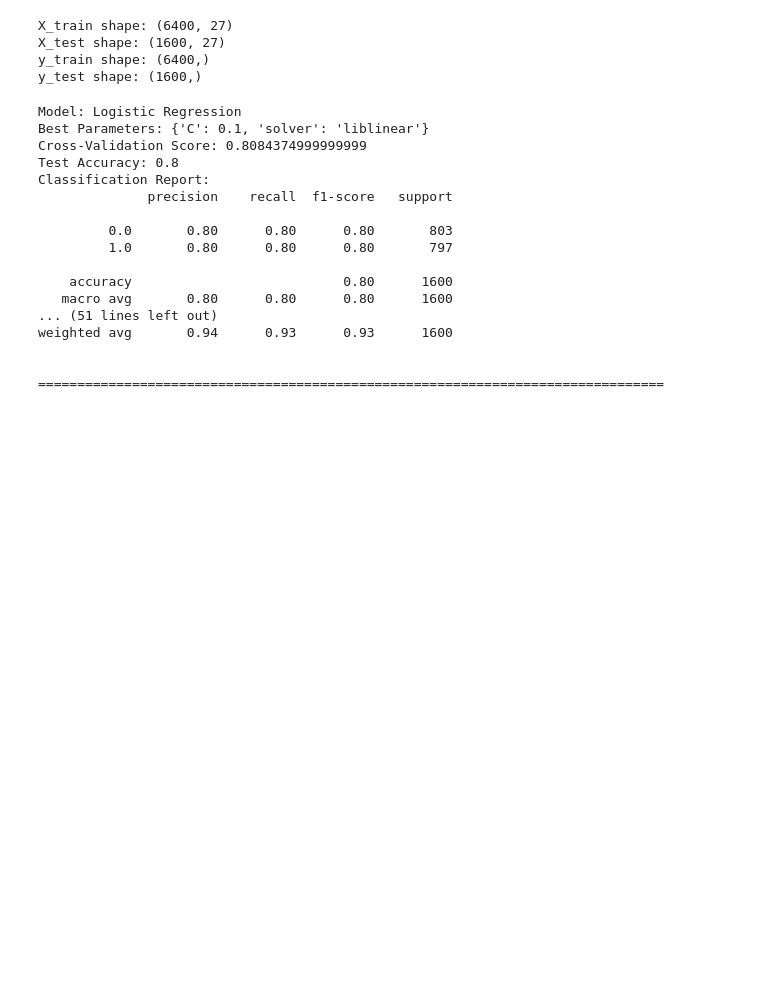
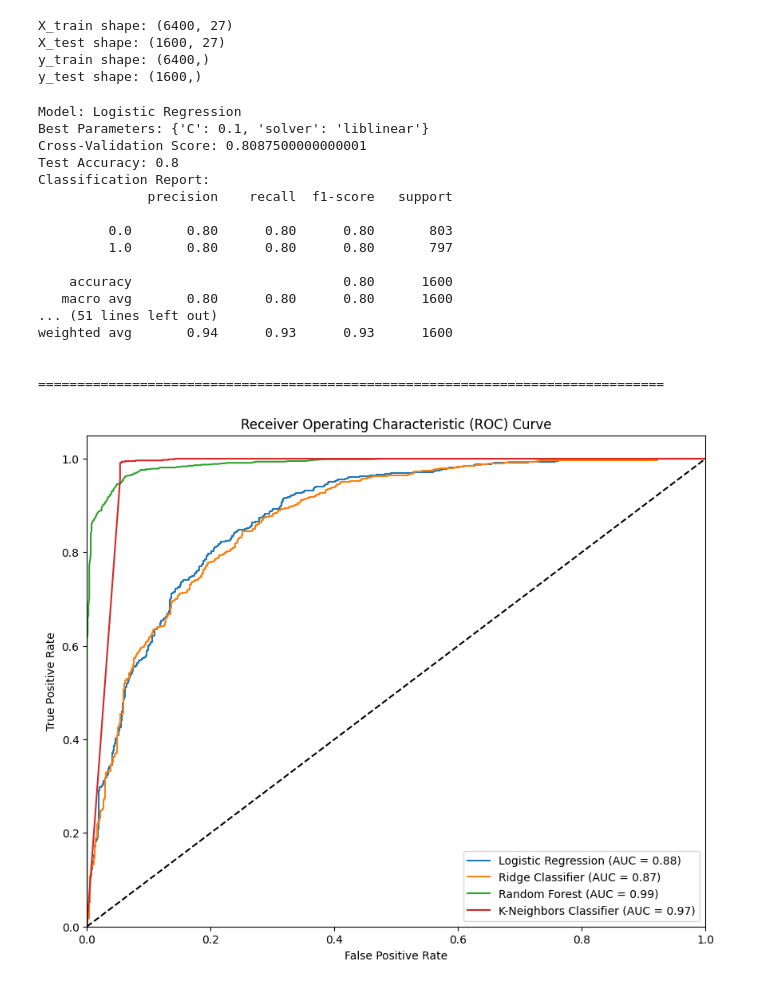
Before and after one commit to spyingcyclops/vijl, a Jupyter notebook: model_selection.ipynb, the cells around one changed output. Drawn from its saved outputs; the diff is of its cells as text; code cells hidden in the pictures; blank space fills up the shorter version.

Commit message:
model selection ROC

```diff
--- a/model_selection.ipynb
+++ b/model_selection.ipynb
@@ -34,8 +34,8 @@ labels = ['early', 'mid', 'late']
 df['day_bin'] = pd.cut(df['day'], bins=bins, labels=labels, right=True)
 
 # Binning age into common bins
-age_bins = [0, 20, 30, 40, 50, 60, 100]
-age_labels = ['<20', '20-29', '30-39', '40-49', '50-59', '60+']
+age_bins = [0, 25, 35, 55, 65, 100]
+age_labels = ['<25', '26-35', '36-55', '55-65' '65+']
 df['age_bin'] = pd.cut(df['age'], bins=age_bins, labels=age_labels, right=False)
 # %%
 
@@ -122,6 +122,10 @@ from sklearn.linear_model import LogisticRegression, RidgeClassifierCV
 from sklearn.ensemble import RandomForestClassifier
 from sklearn.neighbors import KNeighborsClassifier
 from sklearn.metrics import accuracy_score, classification_report
+import matplotlib.pyplot as plt
+from sklearn.metrics import roc_curve, roc_auc_score
+from sklearn.model_selection import StratifiedKFold
+
 
 # Define the models and their hyperparameters
 models = {
@@ -154,17 +158,20 @@ models = {
     }
 }
 
-# Initialize KFold
-kf = KFold(n_splits=5, shuffle=True, random_state=42)
+# Initialize StratifiedKFold
+kf = StratifiedKFold(n_splits=5, shuffle=True, random_state=42)
 
 # Perform cross-validation and hyperparameter tuning
 results = []
+roc_data = {}
 for model_name, model_info in models.items():
     if model_name == 'Ridge Classifier':
         clf = model_info['model']
         clf.fit(X_train, y_train)
         y_pred = clf.predict(X_test)
+        y_pred_proba = clf.decision_function(X_test)
         accuracy = accuracy_score(y_test, y_pred)
+        roc_data[model_name] = (y_test, y_pred_proba)
         results.append({
             'Model': model_name,
             'Best Parameters': 'N/A (RidgeClassifierCV performs internal CV)',
@@ -173,41 +180,60 @@ for model_name, model_info in models.items():
             'Classification Report': classification_report(y_test, y_pred)
         })
     else:
-        clf = GridSearchCV(model_info['model'], model_info['params'], cv=5, scoring='accuracy')
+        clf = GridSearchCV(model_info['model'], model_info['params'], cv=kf, scoring='accuracy')
         clf.fit(X_train, y_train)
         y_pred = clf.predict(X_test)
+        y_pred_proba = clf.predict_proba(X_test)[:, 1]
         accuracy = accuracy_score(y_test, y_pred)
+        roc_data[model_name] = (y_test, y_pred_proba)
         results.append({
             'Model': model_name,
             'Best Parameters': clf.best_params_,
             'Cross-Validation Score': clf.best_score_,
             'Test Accuracy': accuracy,
             'Classification Report': classification_report(y_test, y_pred)
         })
 
 # Display the results
 for result in results:
     print(f"Model: {result['Model']}")
     print(f"Best Parameters: {result['Best Parameters']}")
     print(f"Cross-Validation Score: {result['Cross-Validation Score']}")
     print(f"Test Accuracy: {result['Test Accuracy']}")
     print(f"Classification Report:\n{result['Classification Report']}")
     print("\n" + "="*80 + "\n")
+
+# Plot ROC curves
+plt.figure(figsize=(10, 8))
+for model_name, (y_test, y_pred_proba) in roc_data.items():
+    fpr, tpr, _ = roc_curve(y_test, y_pred_proba)
+    auc = roc_auc_score(y_test, y_pred_proba)
+    plt.plot(fpr, tpr, label=f'{model_name} (AUC = {auc:.2f})')
+
+plt.plot([0, 1], [0, 1], 'k--')
+plt.xlim([0.0, 1.0])
+plt.ylim([0.0, 1.05])
+plt.xlabel('False Positive Rate')
+plt.ylabel('True Positive Rate')
+plt.title('Receiver Operating Characteristic (ROC) Curve')
+plt.legend(loc='lower right')
+plt.show()
 # %% [output]
 Model: Logistic Regression
 Best Parameters: {'C': 0.1, 'solver': 'liblinear'}
-Cross-Validation Score: 0.8084374999999999
+Cross-Validation Score: 0.8087500000000001
 Test Accuracy: 0.8
 Classification Report:
               precision    recall  f1-score   support
 
          0.0       0.80      0.80      0.80       803
          1.0       0.80      0.80      0.80       797
 
     accuracy                           0.80      1600
    macro avg       0.80      0.80      0.80      1600
 ... (51 lines left out)
 weighted avg       0.94      0.93      0.93      1600
 
 
 ================================================================================
+[figure, added]
```
